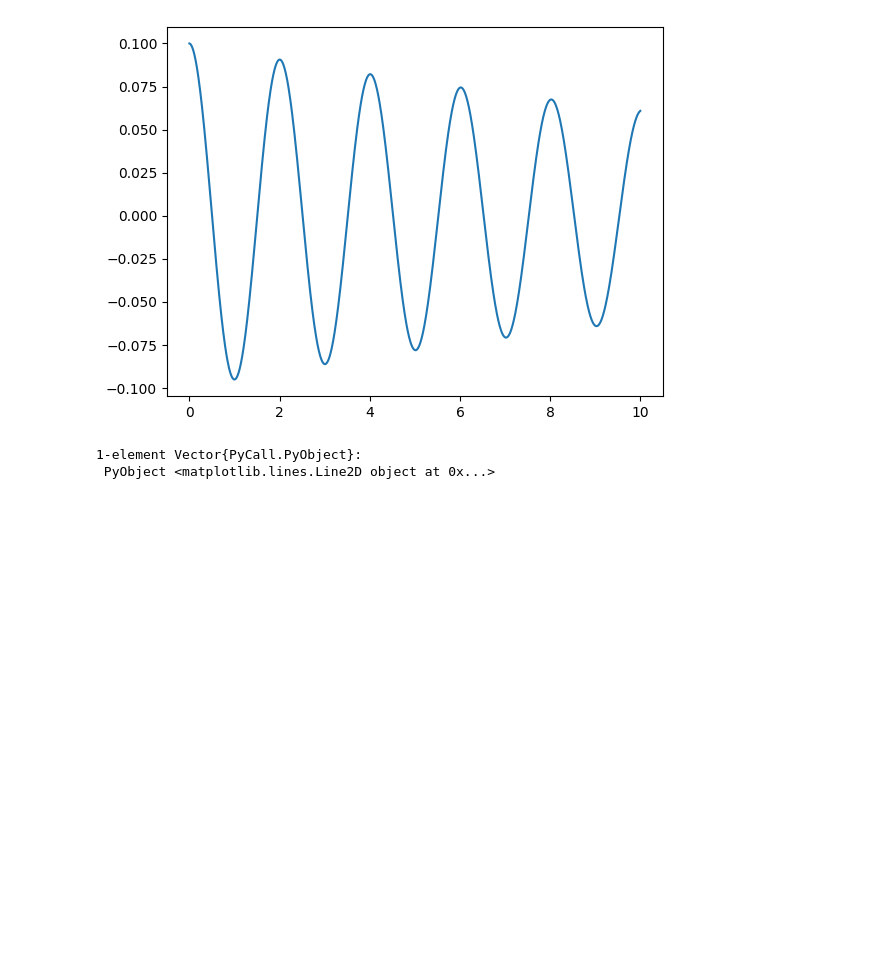
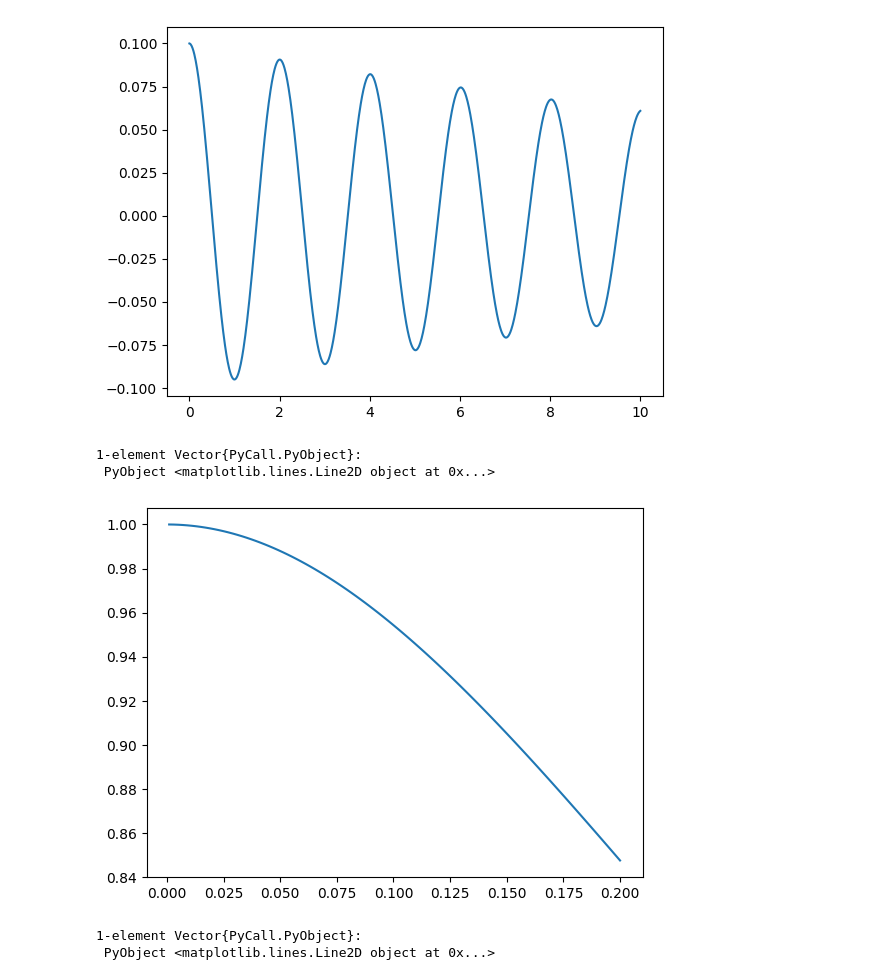
Before and after one commit to dddzzzccc/lecture-notebooks, a Jupyter notebook: Lecture 2/integrators.ipynb, the cells around one changed output. Drawn from its saved outputs; the diff is of its cells as text; code cells hidden in the pictures; blank space fills up the shorter version.

```diff
--- a/Lecture 2/integrators.ipynb
+++ b/Lecture 2/integrators.ipynb
@@ -160,3 +171,30 @@ plot(t_hist3, x_hist3[1,:])
 [figure]
 1-element Vector{PyCall.PyObject}:
  PyObject <matplotlib.lines.Line2D object at 0x...>
+# %%
+# 画图展示后向欧拉法的特征值随步长变化的趋势
+using LinearAlgebra
+using ForwardDiff
+
+function backward_euler_Ad(x0, h)
+    g = 9.81
+    # 雅可比矩阵的近似（隐式欧拉的离散化）
+    # x_{k+1} = x_k + h * f(x_{k+1})
+    # 线性化: x_{k+1} ≈ x_k + h * A * x_{k+1}，A = df/dx
+    A = ForwardDiff.jacobian(pendulum_dynamics, x0)
+    Ad = inv(I - h*A)
+    return Ad
+end
+
+hvals = LinRange(0.001, 0.2, 100)
+eignorm = zeros(length(hvals))
+for k = 1:length(hvals)
+    Ad = backward_euler_Ad([0.0; 0.0], hvals[k])
+    eignorm[k] = maximum(norm.(eigvals(Ad)))
+end
+
+plot(hvals, eignorm)
+# %% [output]
+[figure, added]
+1-element Vector{PyCall.PyObject}:
+ PyObject <matplotlib.lines.Line2D object at 0x...>
```
Also changed, not shown: parts of 2 cells of this notebook, 3 other files.
